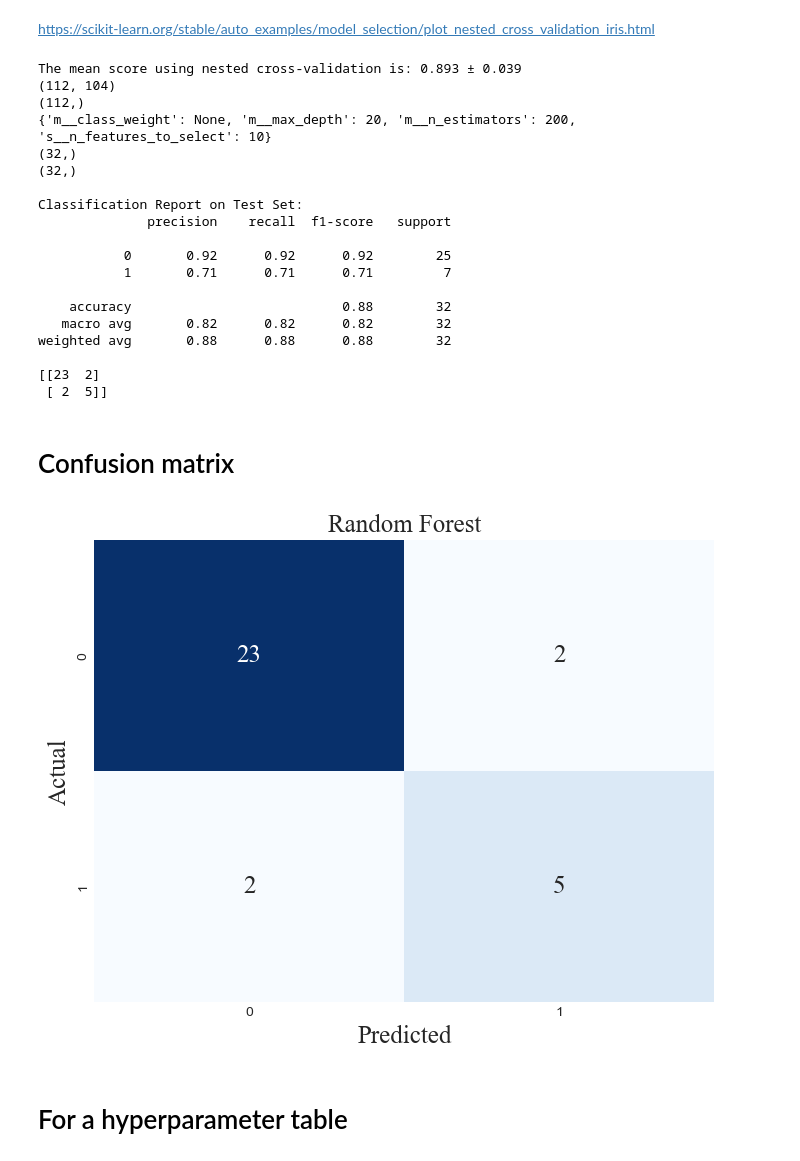
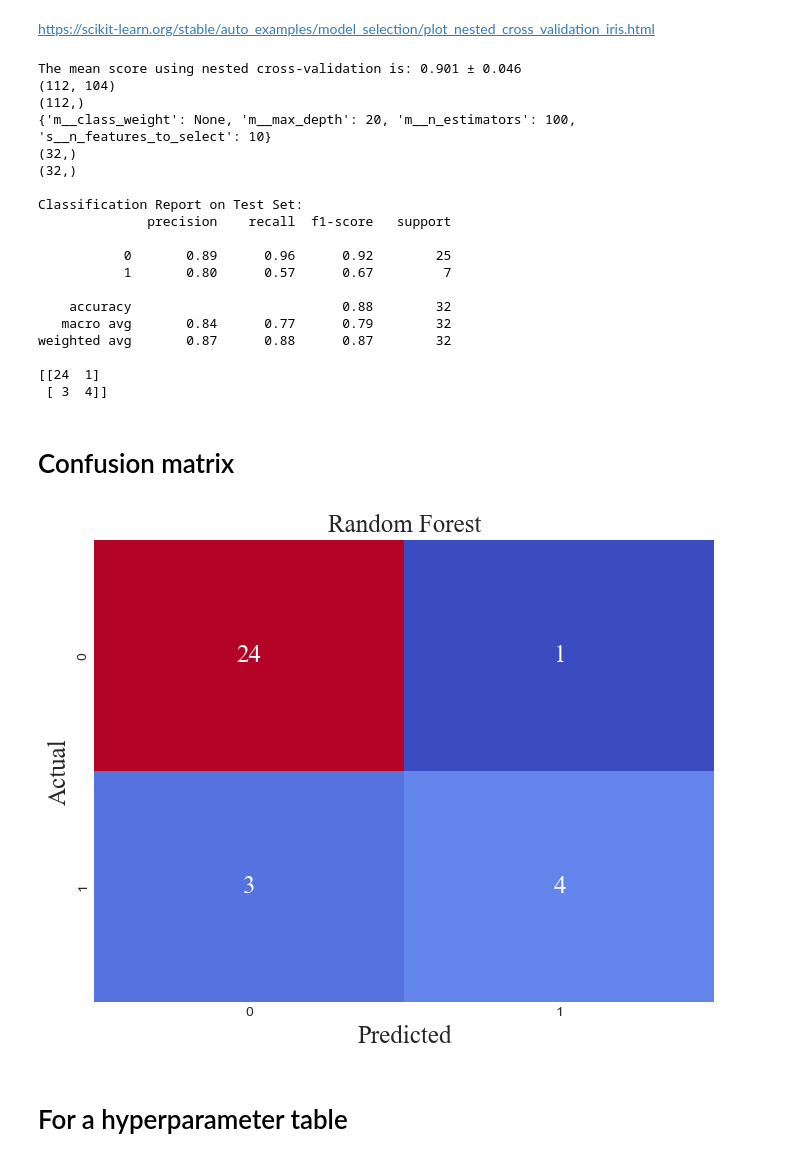
Before and after one commit to DionneSpaltman/predicting_VVR, a Jupyter notebook: models/rf.ipynb, the cells around one changed output. Cells and saved outputs as stored; diff of their text form; code cells hidden in the pictures.

Commit message:
Worked a lot more on the results and graphs

```diff
--- a/models/rf.ipynb
+++ b/models/rf.ipynb
@@ -179,22 +152,22 @@ from sklearn.ensemble import RandomForestClassifier
 from sklearn.pipeline import Pipeline
 
 # create pipeline
-rfe = RFE(estimator=DecisionTreeClassifier(), n_features_to_select=5)
+rfe = RFE(estimator=RandomForestClassifier(), n_features_to_select=20)
 model = RandomForestClassifier()
 pipeline = Pipeline(steps=[('s',rfe),('m',model)])
 
 # evaluate model
 cv = RepeatedStratifiedKFold(n_splits=10, n_repeats=3, random_state=1)
-n_scores = cross_val_score(pipeline, X, y, scoring='recall', cv=cv, n_jobs=-1, error_score='raise')
+n_scores = cross_val_score(pipeline, X_train_res, y_train_res, scoring='recall', cv=cv, n_jobs=-1, error_score='raise')
 
 # report performance
 print('Recall: %.3f (%.3f)' % (mean(n_scores), std(n_scores)))
 
 # Fit the pipeline on the entire dataset
-pipeline.fit(X, y)
+pipeline.fit(X_test, y_test)
 
 # Get the selected features
-selected_features = X.columns[rfe.support_]
+selected_features = X_test.columns[rfe.support_]
 print("Selected Features:")
 print(selected_features)
 # %% [output]
@@ -370,9 +349,9 @@ from sklearn import metrics
 # Declare the inner and outer cross-validation strategies
 inner_cv = KFold(n_splits=5, shuffle=True, random_state=0)
 outer_cv = KFold(n_splits=3, shuffle=True, random_state=0)
-
 # Create the pipeline with RFE and the model
-rfe = RFE(estimator=DecisionTreeClassifier(), n_features_to_select=5)
+# rfe = RFE(estimator=DecisionTreeClassifier(), n_features_to_select=5)
+rfe = RFE(estimator=DecisionTreeClassifier())
 model = RandomForestClassifier()
 pipeline = Pipeline(steps=[('s', rfe), ('m', model)])
 
@@ -380,8 +359,6 @@ param_grid = {
     'm__n_estimators': [100, 200, 300],  # Number of trees in the forest
     'm__class_weight': [{0: 0.6428571428571429, 1: 2.25}, None],  # Class weights
     'm__max_depth': [None, 10, 20],  # Maximum depth of the tree
-    # 'm__min_samples_split': [2, 5, 10],  # Minimum number of samples required to split an internal node
-    # 'm__min_samples_leaf': [1, 2, 4],  # Minimum number of samples required to be at a leaf node
     's__n_features_to_select': [5, 10]  # Number of features to select with RFE
 }
 
@@ -409,7 +386,6 @@ print(model.best_params_)
 
 # Print the features that were selected with RFE
 
-
 # Evaluate on the test set
 best_model = model.best_estimator_
 y_pred = best_model.predict(X_test)
@@ -427,52 +403,55 @@ print(confusion_matrix(y_test, y_pred))
 # fpr, tpr, thresholds = metrics.roc_curve(y_test, y_pred, pos_label=2)
 # print(metrics.auc(fpr, tpr))
 # %% [output]
-The mean score using nested cross-validation is: 0.893 ± 0.039
+The mean score using nested cross-validation is: 0.901 ± 0.046
 (112, 104)
 (112,)
-{'m__class_weight': None, 'm__max_depth': 20, 'm__n_estimators': 200, 's__n_features_to_select': 10}
+{'m__class_weight': None, 'm__max_depth': 20, 'm__n_estimators': 100, 's__n_features_to_select': 10}
 (32,)
 (32,)
 
 Classification Report on Test Set:
               precision    recall  f1-score   support
 
-           0       0.92      0.92      0.92        25
-           1       0.71      0.71      0.71         7
+           0       0.89      0.96      0.92        25
+           1       0.80      0.57      0.67         7
 
     accuracy                           0.88        32
-   macro avg       0.82      0.82      0.82        32
-weighted avg       0.88      0.88      0.88        32
+   macro avg       0.84      0.77      0.79        32
+weighted avg       0.87      0.88      0.87        32
 
-[[23  2]
- [ 2  5]]
+[[24  1]
+ [ 3  4]]
 # %% [markdown]
 # Confusion matrix
 # %%
 import matplotlib.pyplot as plt
 from sklearn.metrics import confusion_matrix
 import seaborn as sns
 
 font = 'Times New Roman'
 size = 18
 
 # Calculate confusion matrix
 conf_matrix = confusion_matrix(y_test, y_pred)
 
 # Set the style to a modern style
 plt.style.use('seaborn-darkgrid')
 
+# Create a custom diverging color map
+colors = sns.color_palette("coolwarm", as_cmap=True)
+
 # Plot confusion matrix
 plt.figure(figsize=(8, 6))
-sns.heatmap(conf_matrix, annot=True, fmt='d', cmap='Blues', cbar=False,
+sns.heatmap(conf_matrix, annot=True, fmt='d', cmap=colors, cbar=False,
             annot_kws={'fontname': font, 'fontsize': size})  # Set font and size for numbers
 plt.title('Random Forest', fontname=font, fontsize=size)
 plt.xlabel('Predicted', fontname=font, fontsize=size)
 plt.ylabel('Actual', fontname=font, fontsize=size)
 
 plt.show()
 # %% [output]
-[figure, old version]
+[figure, new version]
 # %% [markdown]
 # For a hyperparameter table
 # %%
```
Also changed, not shown: parts of 3 cells of this notebook, 6 other files.
